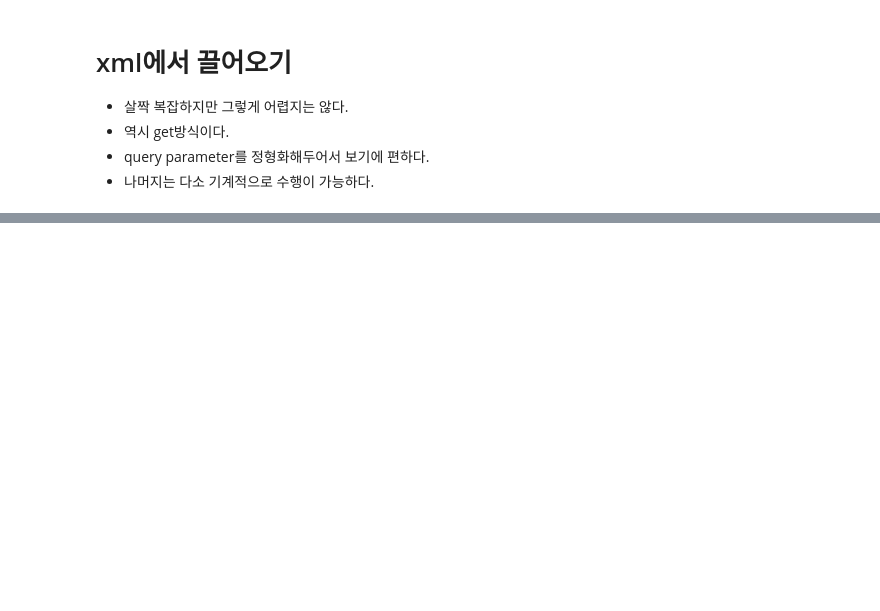
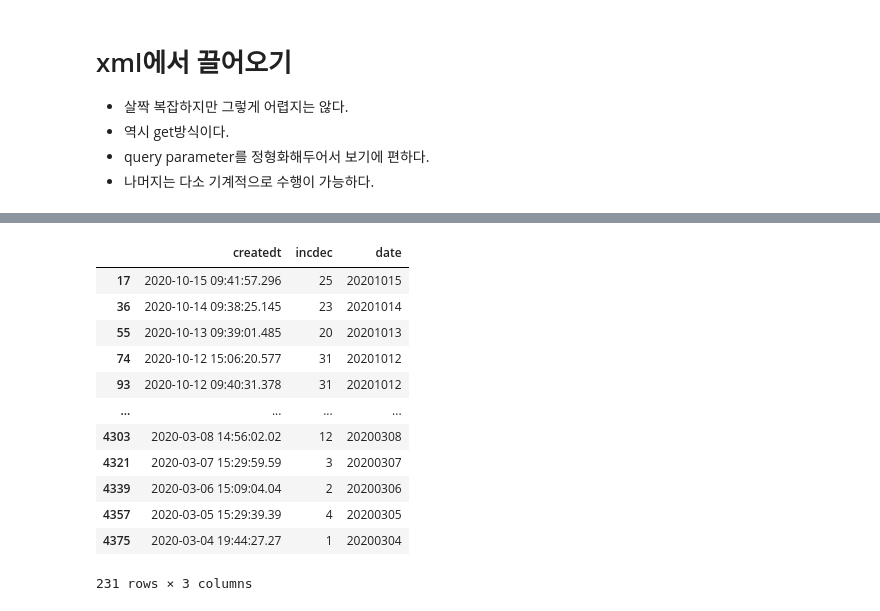
Before and after one commit to anarinsk/test-covid19_survey, a Jupyter notebook: get-data-from-api.ipynb, the cells around one changed output, grey strips where cells are left out. Drawn from its saved outputs; the diff is of its cells as text; code cells hidden in the pictures; blank space fills up the shorter version.

```diff
--- a/get-data-from-api.ipynb
+++ b/get-data-from-api.ipynb
@@ -177,0 +178,22 @@ result.head()
+# %%
+df_covid_seoul = result.query('gubun == "서울"')[['createdt', 'incdec']]
+# %%
+df_covid_seoul['date'] = pd.to_datetime(df_covid_seoul['createdt'])
+# %%
+df_covid_seoul['date'] = df_covid_seoul['createdt'].apply(lambda x: str(x).split(" ")[0].replace("-", ""))
+# %%
+df_covid_seoul
+# %% [output]
+|  | createdt | incdec | date |
+| 17 | 2020-10-15 09:41:57.296 | 25 | 20201015 |
+| 36 | 2020-10-14 09:38:25.145 | 23 | 20201014 |
+| 55 | 2020-10-13 09:39:01.485 | 20 | 20201013 |
+| 74 | 2020-10-12 15:06:20.577 | 31 | 20201012 |
+| 93 | 2020-10-12 09:40:31.378 | 31 | 20201012 |
+| ... | ... | ... | ... |
+| 4303 | 2020-03-08 14:56:02.02 | 12 | 20200308 |
+| 4321 | 2020-03-07 15:29:59.59 | 3 | 20200307 |
+| 4339 | 2020-03-06 15:09:04.04 | 2 | 20200306 |
+| 4357 | 2020-03-05 15:29:39.39 | 4 | 20200305 |
+| 4375 | 2020-03-04 19:44:27.27 | 1 | 20200304 |
+231 rows × 3 columns
```
Also changed, not shown: parts of 8 cells of this notebook.
